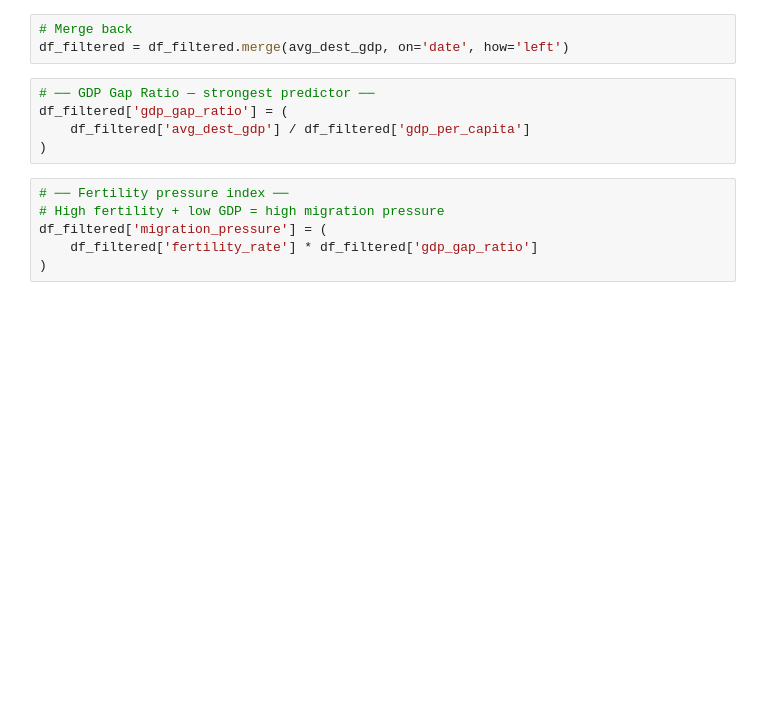
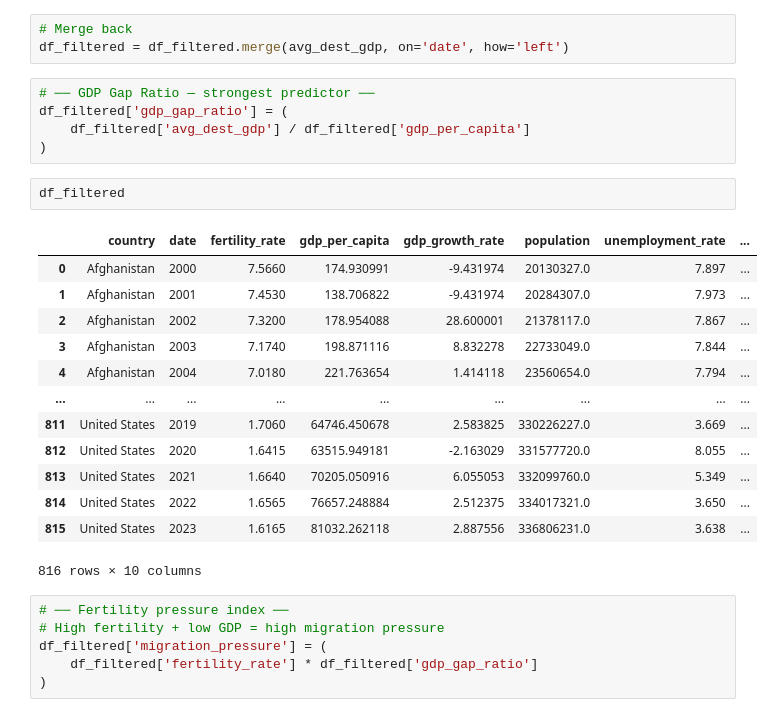
Before and after one commit to abir171915/MigrantFlows, a Jupyter notebook: migration_data_collection.ipynb, the cells around one changed output. Saved outputs shown, nothing was run; the diff lists cells and outputs as text; blank space fills up the shorter version.

```diff
--- a/migration_data_collection.ipynb
+++ b/migration_data_collection.ipynb
@@ -198,6 +218,22 @@ df_filtered = df_filtered.merge(avg_dest_gdp, on='date', how='left')
 df_filtered['gdp_gap_ratio'] = (
     df_filtered['avg_dest_gdp'] / df_filtered['gdp_per_capita']
 )
+# %%
+df_filtered
+# %% [output]
+|  | country | date | fertility_rate | gdp_per_capita | gdp_growth_rate | population | unemployment_rate | ... |
+| 0 | Afghanistan | 2000 | 7.5660 | 174.930991 | -9.431974 | 20130327.0 | 7.897 | ... |
+| 1 | Afghanistan | 2001 | 7.4530 | 138.706822 | -9.431974 | 20284307.0 | 7.973 | ... |
+| 2 | Afghanistan | 2002 | 7.3200 | 178.954088 | 28.600001 | 21378117.0 | 7.867 | ... |
+| 3 | Afghanistan | 2003 | 7.1740 | 198.871116 | 8.832278 | 22733049.0 | 7.844 | ... |
+| 4 | Afghanistan | 2004 | 7.0180 | 221.763654 | 1.414118 | 23560654.0 | 7.794 | ... |
+| ... | ... | ... | ... | ... | ... | ... | ... | ... |
+| 811 | United States | 2019 | 1.7060 | 64746.450678 | 2.583825 | 330226227.0 | 3.669 | ... |
+| 812 | United States | 2020 | 1.6415 | 63515.949181 | -2.163029 | 331577720.0 | 8.055 | ... |
+| 813 | United States | 2021 | 1.6640 | 70205.050916 | 6.055053 | 332099760.0 | 5.349 | ... |
+| 814 | United States | 2022 | 1.6565 | 76657.248884 | 2.512375 | 334017321.0 | 3.650 | ... |
+| 815 | United States | 2023 | 1.6165 | 81032.262118 | 2.887556 | 336806231.0 | 3.638 | ... |
+816 rows × 10 columns
 # %%
 # ── Fertility pressure index ──
 # High fertility + low GDP = high migration pressure
```
Also changed, not shown: parts of 2 cells of this notebook, 3 other files.
